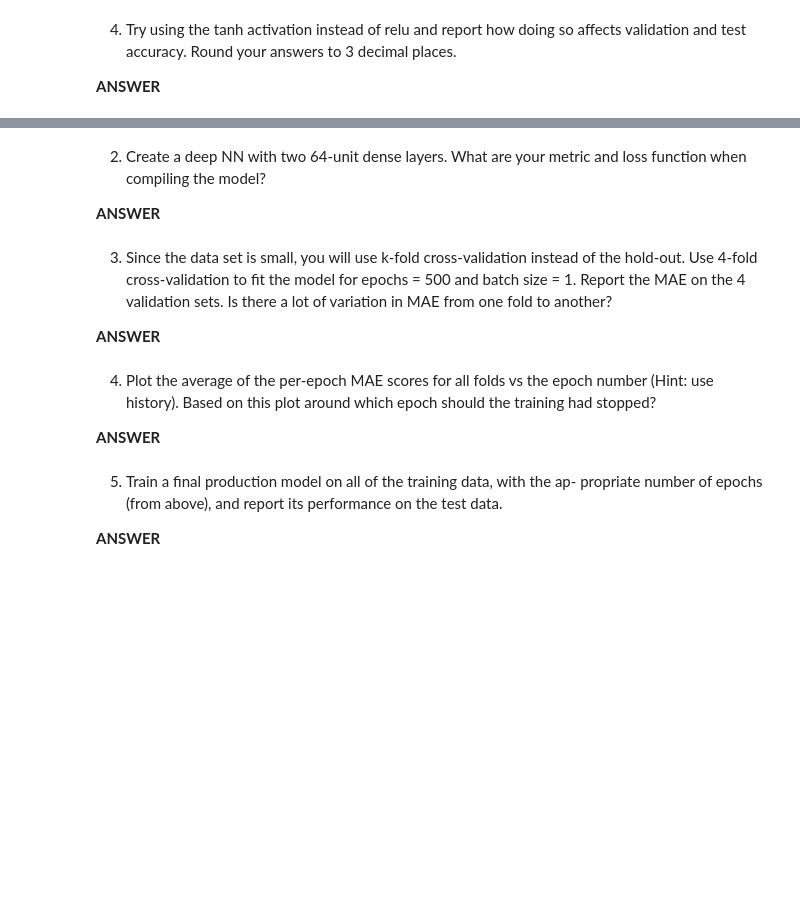
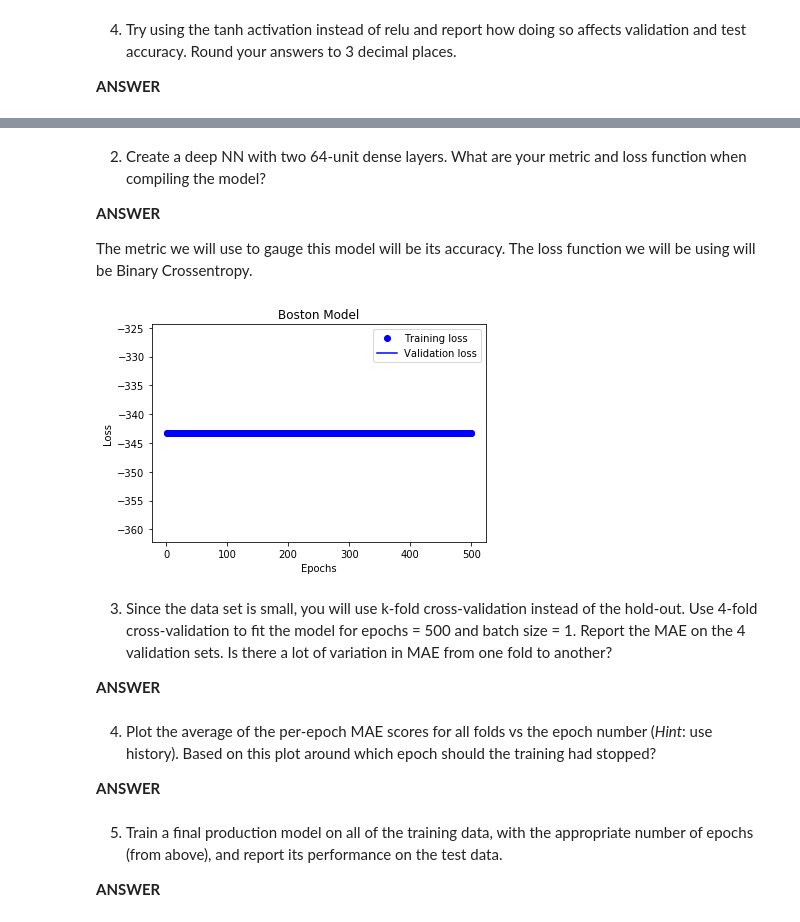
Before and after one commit to tnorlund/AdvMLHW1, a Jupyter notebook: Homework.ipynb, the cells around one changed output, grey strips where cells are left out. Cells and saved outputs as stored; diff of their text form; code cells hidden in the pictures; blank space fills up the shorter version.

Commit message:
test for README

```diff
--- a/Homework.ipynb
+++ b/Homework.ipynb
@@ -264,0 +284,7 @@ Y
+# %%
+boston_df = pd.DataFrame(
+    data=sklearn.preprocessing.normalize(sklearn.datasets.load_boston().data, norm="l2"),
+    index=sklearn.datasets.load_boston().target,
+    columns=sklearn.datasets.load_boston().feature_names
+).sort_index()
+print(sklearn.datasets.load_boston().DESCR)
@@ -266,3 +310,5 @@ Y
 2. Create a deep NN with two 64-unit dense layers. What are your metric and loss function when compiling the model?
 
 **ANSWER**
+
+The metric we will use to gauge this model will be its accuracy. The loss function we will be using will be Binary Crossentropy.
@@ -269,12 +317,44 @@ Y
+# %%
+msk = np.random.rand(len(boston_df)) < 0.8
+train_df = boston_df[msk]
+val_df = boston_df[~msk]
+
+model = models.Sequential()
+model.add(layers.Dense(64, activation="relu", input_shape=(boston_df.shape[1],)))
+model.add(layers.Dense(64, activation="relu"))
+model.add(layers.Dense(1, activation="softmax"))
+model.compile(
+    optimizer=optimizers.RMSprop(lr=0.1),
+    loss="binary_crossentropy",
+    metrics=["accuracy"]
+)
+history = model.fit(
+    boston_df.values,
+    boston_df.index,
+    epochs=500,
+    batch_size=1,
+    validation_data=(boston_df.values, boston_df.index),
+    verbose=0
+)
+epochs = range(1, len(history.history["loss"]) + 1)
+plt.plot(epochs, history.history["loss"], "bo", label="Training loss")
+plt.plot(epochs, history.history["val_loss"], "b", label="Validation loss")
+plt.title("Boston Model")
+plt.xlabel("Epochs")
+plt.ylabel("Loss")
+plt.legend()
+plt.show()
+# %% [output]
+[figure, added]
 # %% [markdown]
 3. Since the data set is small, you will use k-fold cross-validation instead of the hold-out. Use 4-fold cross-validation to fit the model for epochs = 500 and batch size = 1. Report the MAE on the 4 validation sets. Is there a lot of variation in MAE from one fold to another?
 
 **ANSWER**
 # %% [markdown]
-4. Plot the average of the per-epoch MAE scores for all folds vs the epoch number (Hint: use history). Based on this plot around which epoch should the training had stopped?
+4. Plot the average of the per-epoch MAE scores for all folds vs the epoch number (*Hint*: use history). Based on this plot around which epoch should the training had stopped?
 
 **ANSWER**
 # %% [markdown]
-5. Train a final production model on all of the training data, with the ap- propriate number of epochs (from above), and report its performance on the test data.
+5. Train a final production model on all of the training data, with the appropriate number of epochs (from above), and report its performance on the test data.
 
 **ANSWER**
```
Also changed, not shown: parts of 14 cells of this notebook, 1 other file.
